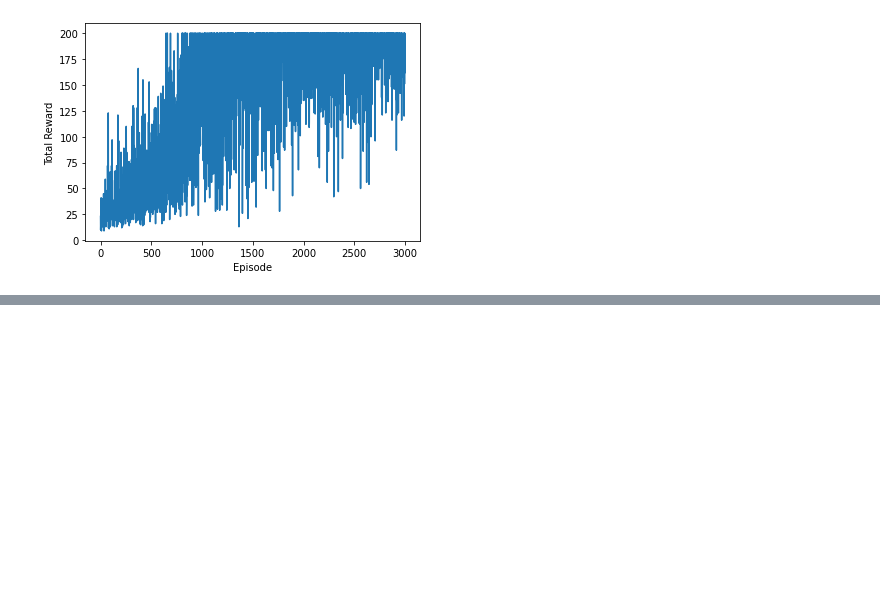
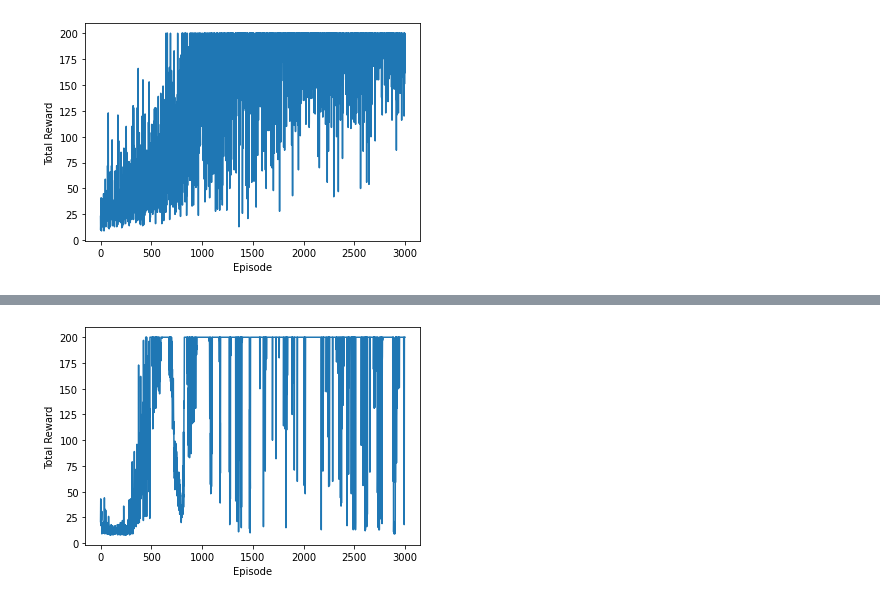
Before and after one commit to mlengineer19989/zero_DeepL4, a Jupyter notebook: deep-learning-from-scratch-4-master/ch09/practice_ch09.ipynb, the cells around one changed output, grey strips where cells are left out. Drawn from its saved outputs; the diff is of its cells as text; code cells hidden in the pictures; blank space fills up the shorter version.

```diff
--- a/deep-learning-from-scratch-4-master/ch09/practice_ch09.ipynb
+++ b/deep-learning-from-scratch-4-master/ch09/practice_ch09.ipynb
@@ -197,0 +200,95 @@ episode :2900, total reward : 200.0
+# %%
+class PolicyNet(Model):
+    def __init__(self, action_size=2):
+        super().__init__()
+        self.l1 = L.Linear(128)
+        self.l2 = L.Linear(action_size)
+
+    def forward(self, x):
+        x = F.relu(self.l1(x))
+        x = self.l2(x)
+        x = F.softmax(x)
+        return x
+
+
+class ValueNet(Model):
+    def __init__(self):
+        super().__init__()
+        self.l1 = L.Linear(128)
+        self.l2 = L.Linear(1)
+
+    def forward(self, x):
+        x = F.relu(self.l1(x))
+        x = self.l2(x)
+        return x
+
+
+class Agent:
+    def __init__(self):
+        self.gamma = 0.98
+        self.lr_pi = 0.0002
+        self.lr_v = 0.0005
+        self.action_size = 2
+
+        self.pi = PolicyNet()
+        self.v = ValueNet()
+        self.optimizer_pi = optimizers.Adam(self.lr_pi).setup(self.pi)
+        self.optimizer_v = optimizers.Adam(self.lr_v).setup(self.v)
+
+    def get_action(self, state):
+        state = state[np.newaxis, :]  # add batch axis
+        probs = self.pi(state)
+        probs = probs[0]
+        action = np.random.choice(len(probs), p=probs.data)
+        return action, probs[action]
+
+    def update(self, state, action_prob, reward, next_state, done):
+        state = state[np.newaxis, :]  # add batch axis
+        next_state = next_state[np.newaxis, :]
+
+        # ========== (1) Update V network ===========
+        target = reward + self.gamma * self.v(next_state) * (1 - done)
+        target.unchain()
+        v = self.v(state)
+        loss_v = F.mean_squared_error(v, target)
+
+        # ========== (2) Update pi network ===========
+        delta = target - v
+        delta.unchain()
+        loss_pi = -F.log(action_prob) * delta
+
+        self.v.cleargrads()
+        self.pi.cleargrads()
+        loss_v.backward()
+        loss_pi.backward()
+        self.optimizer_v.update()
+        self.optimizer_pi.update()
+
+
+episodes = 3000
+env = gym.make('CartPole-v0')
+agent = Agent()
+reward_history = []
+
+for episode in range(episodes):
+    state = env.reset()
+    done = False
+    total_reward = 0
+
+    while not done:
+        action, prob = agent.get_action(state)
+        next_state, reward, done, info = env.step(action)
+
+        agent.update(state, prob, reward, next_state, done)
+
+        state = next_state
+        total_reward += reward
+
+    reward_history.append(total_reward)
+    if episode % 100 == 0:
+        print("episode :{}, total reward : {:.1f}".format(episode, total_reward))
+
+
+# plot
+plot_total_reward(reward_history)
+# %% [output]
@@ -197,0 +312 @@ episode :2900, total reward : 200.0
+[figure, added]
```
Also changed, not shown: parts of 2 cells of this notebook.
